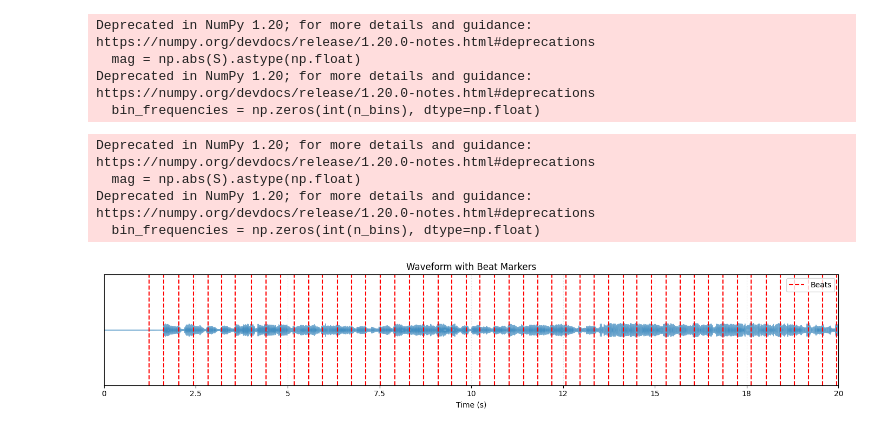
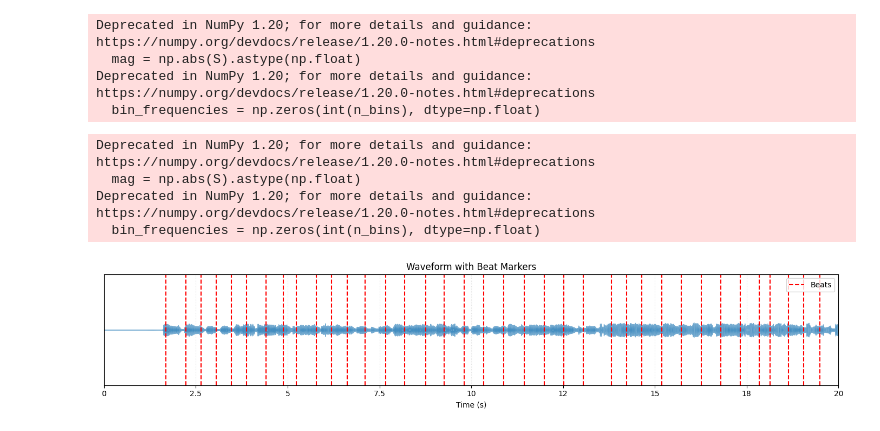
Before and after one commit to Niagui/MusicalDrone, a Jupyter notebook: segment.ipynb, the cells around one changed output. Saved outputs shown, nothing was run; the diff lists cells and outputs as text; code cells hidden in the pictures.

```diff
--- a/segment.ipynb
+++ b/segment.ipynb
@@ -145,38 +148,38 @@ import numpy as np
 
 y, sr = librosa.load(audiofile)
 
-hop_length = 512
-tempo, beattrack = librosa.beat.beat_track(y=y, sr=sr, hop_length=hop_length)
-beat_times = librosa.frames_to_time(beattrack, sr=sr, hop_length=hop_length)
+hop_length = 80
+tempo, beattrack = librosa.beat.beat_track(y=y, sr=16000, hop_length=hop_length)
+beat_times = librosa.frames_to_time(beattrack, sr=16000, hop_length=hop_length)
 
 #zooming
 
 start_time = 0
 end_time = 20
 start_sample = int(start_time * sr)
 end_sample = int(end_time * sr)
 y_zoom = y[start_sample:end_sample]
 
 beat_times_zoom = beat_times[(beat_times >= start_time) & (beat_times <= end_time)]
 
 # Plot waveform and beat markers
 plt.figure(figsize=(14, 3))
 librosa.display.waveplot(y_zoom, sr=sr, alpha=0.6)
 plt.vlines(beat_times_zoom, ymin=-1, ymax=1, color='red', linestyles='--', label='Beats')
 plt.xlim(start_time, end_time)
 plt.ylim(-1, 1)
 plt.xlabel("Time (s)")
 plt.title("Waveform with Beat Markers")
 plt.yticks([])
 plt.legend()
 plt.tight_layout()
 plt.grid(True, axis='x', linestyle=':', alpha=0.4)
 plt.show()
 # %% [output]
 Deprecated in NumPy 1.20; for more details and guidance: https://numpy.org/devdocs/release/1.20.0-notes.html#deprecations
   mag = np.abs(S).astype(np.float)
 Deprecated in NumPy 1.20; for more details and guidance: https://numpy.org/devdocs/release/1.20.0-notes.html#deprecations
   bin_frequencies = np.zeros(int(n_bins), dtype=np.float)
-[figure, old version]
+[figure, new version]
 # %%
 beat_times
```
Also changed, not shown: parts of 5 cells of this notebook, 12 other files.
